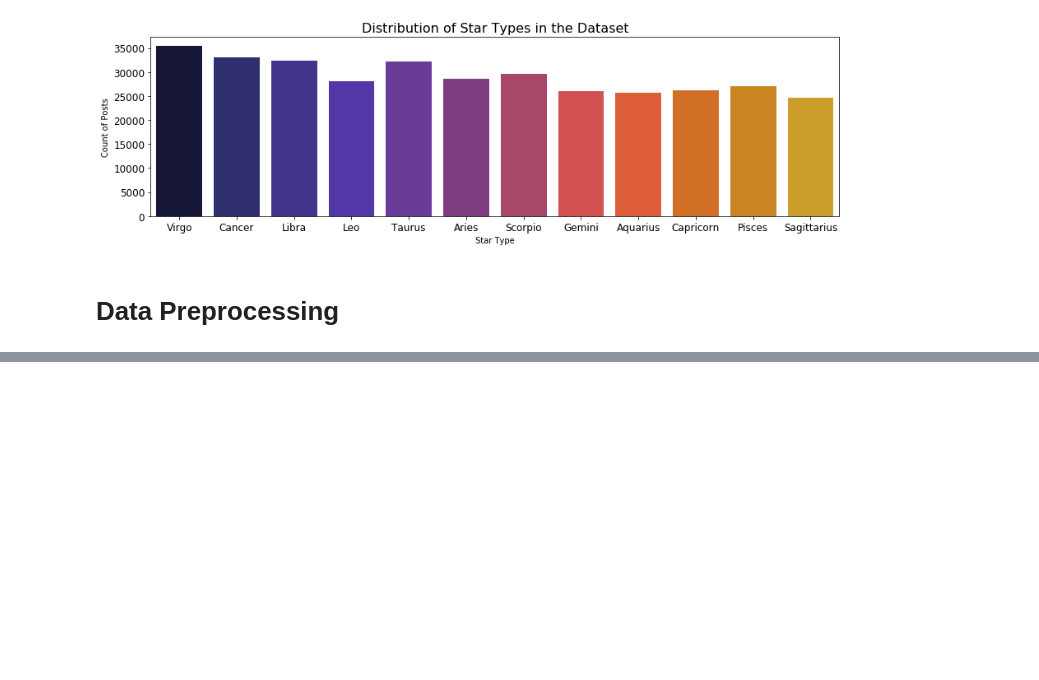
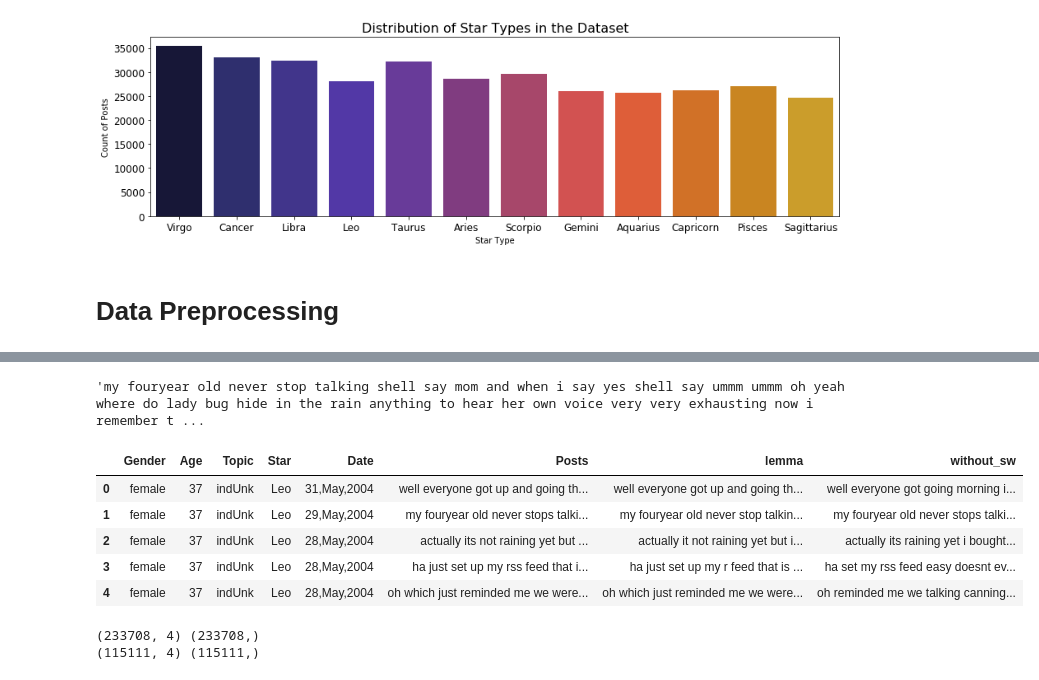
Before and after one commit to ExpertsVision/ML_DS_Tutorials, a Jupyter notebook: zodiac_star_pred.ipynb, the cells around one changed output, grey strips where cells are left out. Cells and saved outputs as stored; diff of their text form; code cells hidden in the pictures; blank space fills up the shorter version.

Commit message:
worked till division of data into training and testing

```diff
--- a/zodiac_star_pred.ipynb
+++ b/zodiac_star_pred.ipynb
@@ -246,4 +254,52 @@ df['Posts'] = df['Posts'].apply(remove_punctuation)
 # Lematise posts
 lemmatizer = WordNetLemmatizer()
 df['lemma'] = [' '.join([lemmatizer.lemmatize(word) for word in text.split(' ')])for text in df['Posts']]
-df['lemma'] = [' '.join([lemmatizer.lemmatize(word) for word in text.split(' ')])for text in df['Posts']]
+# %%
+df.lemma[1]
+# %% [output]
+'my fouryear old never stop talking shell say mom and when i say yes shell say ummm ummm oh yeah where do lady bug hide in the rain anything to hear her own voice very very exhausting now i remember t ...
+# %%
+from nltk.corpus import stopwords
+# List nltk English stopwords and add 'could' and 'would'
+stop_words = stopwords.words('english')
+stop_words = stop_words + ['could', 'would']
+
+# Remove selected pronouns from stopword list
+stop_words = [w for w in stop_words if w not in ['i', 'me', 'my', 'myself', 'we', 'our', 'ours', 'ourselves', 'you', 'your', 'yours', 'yourself', 'yourselves', 'he', 'him', 'his', 'himself', 'she', 'her', 'hers', 'herself', 'it', 'its', 'itself', 'they', 'them', 'their', 'theirs', 'themselves']]
+# %%
+# Define function to remove stopwords
+def remove_words(df):
+
+    """Remove stopwords from posts.
+    Args:
+        df (DataFrame): dataframe containing 'Posts' column to convert
+    Returns:
+        df (DataFrame): dataframe with converted 'Posts' column
+    """
+    #text =  ' '.join([word for word in text.split() if word not in STOPWORDS]) # delete stopwords from text
+    df['without_sw'] = [' '.join([word for word in text.split(' ') if word not in stop_words])for text in df['Posts']]
+
+    #df['Posts'] = df['Posts'].apply(lambda row: [word for word in row if word not in stop_words])   #iterate through words in posts and eliminate stopwords
+
+    return df
+# %%
+# Remove stop words from tokens
+train_clean = remove_words(df.copy())
+# %%
+train_clean.head()
+# %% [output]
+|  | Gender | Age | Topic | Star | Date | Posts | lemma | without_sw |
+| 0 | female | 37 | indUnk | Leo | 31,May,2004 | well everyone got up and going th... | well everyone got up and going th... | well everyone got going morning i... |
+| 1 | female | 37 | indUnk | Leo | 29,May,2004 | my fouryear old never stops talki... | my fouryear old never stop talkin... | my fouryear old never stops talki... |
+| 2 | female | 37 | indUnk | Leo | 28,May,2004 | actually its not raining yet but ... | actually it not raining yet but i... | actually its raining yet i bought... |
+| 3 | female | 37 | indUnk | Leo | 28,May,2004 | ha just set up my rss feed that i... | ha just set up my r feed that is ... | ha set my rss feed easy doesnt ev... |
+| 4 | female | 37 | indUnk | Leo | 28,May,2004 | oh which just reminded me we were... | oh which just reminded me we were... | oh reminded me we talking canning... |
+# %%
+X = train_clean[['Gender','Age','Topic','without_sw']].values
+Y = train_clean['Star'].values
+X_train, X_test, Y_train, Y_test = train_test_split(X,Y, test_size = 0.33, random_state = 42)
+print(X_train.shape,Y_train.shape)
+print(X_test.shape,Y_test.shape)
+# %% [output]
+(233708, 4) (233708,)
+(115111, 4) (115111,)
```
Also changed, not shown: parts of 10 cells of this notebook.
